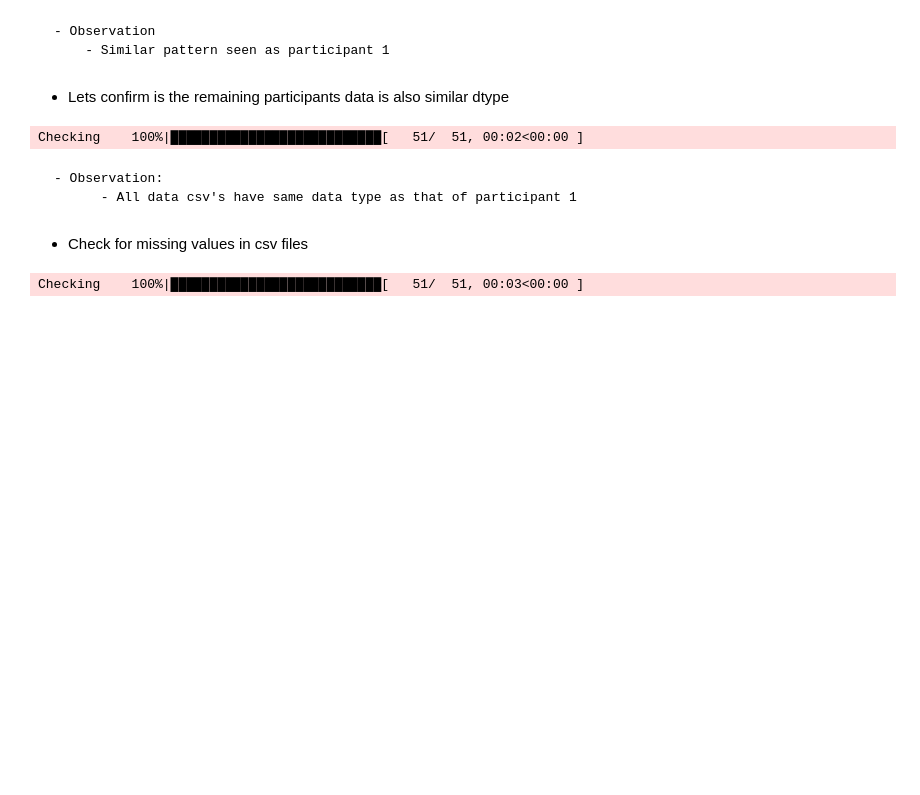
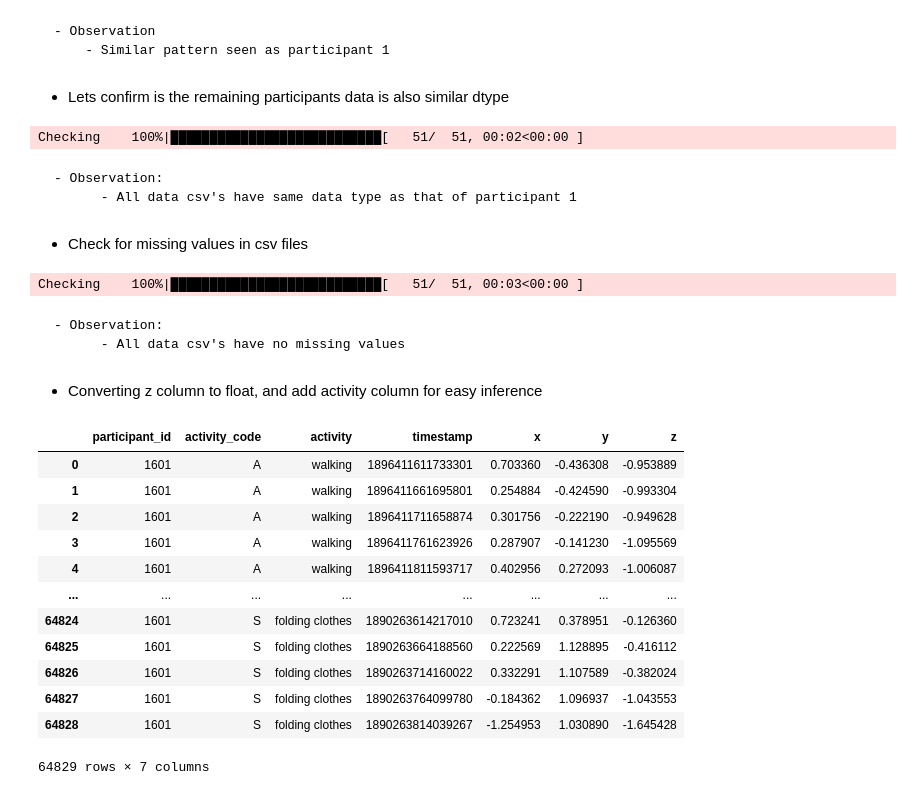
Before and after one commit to murthy-l/HAD-Using-Sensors, a Jupyter notebook: code/001_data_collection_preprocessing_watch_data.ipynb, the cells around one changed output. Saved outputs shown, nothing was run; the diff lists cells and outputs as text; code cells hidden in the pictures; blank space fills up the shorter version.

```diff
--- a/code/001_data_collection_preprocessing_watch_data.ipynb
+++ b/code/001_data_collection_preprocessing_watch_data.ipynb
@@ -227,3 +251,30 @@ for file_name in tqdm(glob.glob(r'../dataset/raw/watch/gyro/data_*_gyro_watch.tx
         print("missing value present")
 # %% [output]
 Checking    100%|███████████████████████████[   51/  51, 00:03<00:00 ]
+# %% [markdown]
+    - Observation:
+          - All data csv's have no missing values
+# %% [markdown]
+- Converting z column to float, and add activity column for easy inference
+# %%
+df_wg_p01.z = df_wg_p01.z.str.strip(';')
+df_wg_p01.z = pd.to_numeric(df_wg_p01.z)
+# %%
+df_wg_p01['activity'] = df_wg_p01['activity_code'].map(activity_codes_mapping)
+df_wg_p01 = df_wg_p01[['participant_id', 'activity_code', 'activity', 'timestamp', 'x', 'y', 'z']]
+
+df_wg_p01
+# %% [output]
+|  | participant_id | activity_code | activity | timestamp | x | y | z |
+| 0 | 1601 | A | walking | 1896411611733301 | 0.703360 | -0.436308 | -0.953889 |
+| 1 | 1601 | A | walking | 1896411661695801 | 0.254884 | -0.424590 | -0.993304 |
+| 2 | 1601 | A | walking | 1896411711658874 | 0.301756 | -0.222190 | -0.949628 |
+| 3 | 1601 | A | walking | 1896411761623926 | 0.287907 | -0.141230 | -1.095569 |
+| 4 | 1601 | A | walking | 1896411811593717 | 0.402956 | 0.272093 | -1.006087 |
+| ... | ... | ... | ... | ... | ... | ... | ... |
+| 64824 | 1601 | S | folding clothes | 1890263614217010 | 0.723241 | 0.378951 | -0.126360 |
+| 64825 | 1601 | S | folding clothes | 1890263664188560 | 0.222569 | 1.128895 | -0.416112 |
+| 64826 | 1601 | S | folding clothes | 1890263714160022 | 0.332291 | 1.107589 | -0.382024 |
+| 64827 | 1601 | S | folding clothes | 1890263764099780 | -0.184362 | 1.096937 | -1.043553 |
+| 64828 | 1601 | S | folding clothes | 1890263814039267 | -1.254953 | 1.030890 | -1.645428 |
+64829 rows × 7 columns
```
Also changed, not shown: parts of 5 cells of this notebook, 2 other files.
